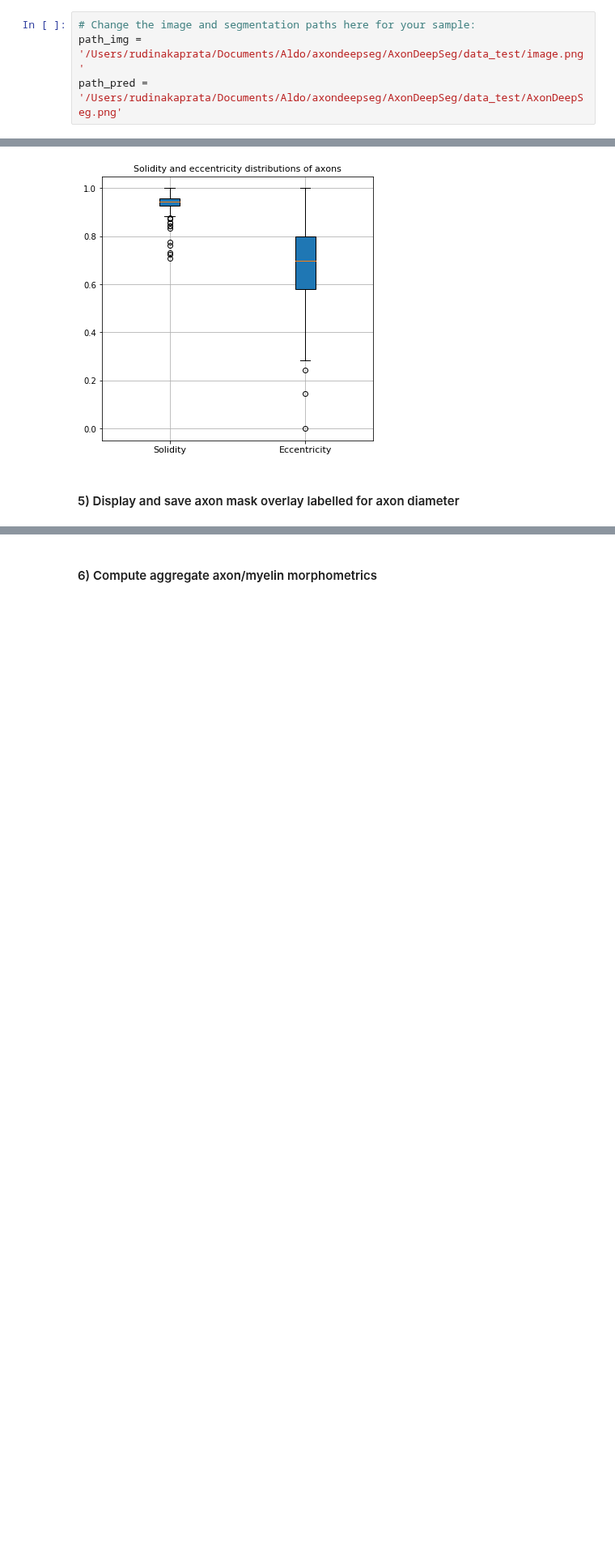
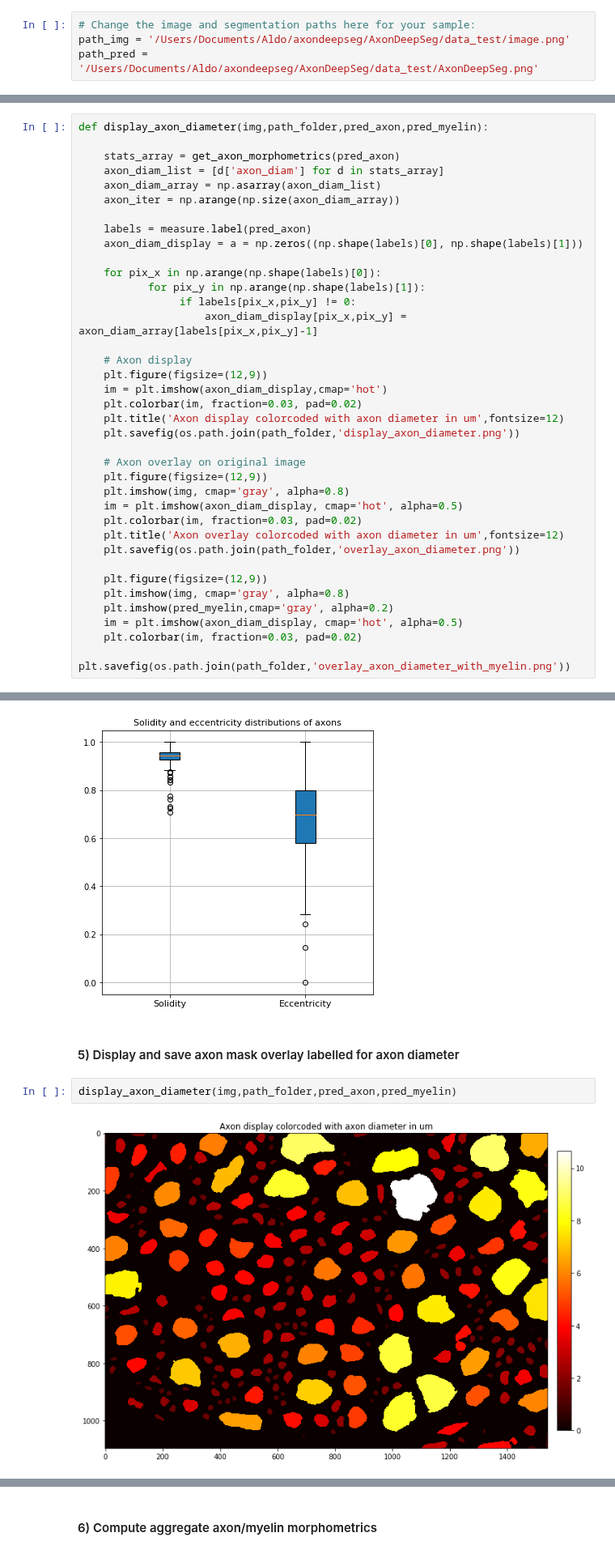
Before and after one commit to axondeepseg/axondeepseg, a Jupyter notebook: notebooks/morphometrics_extraction.ipynb, the cells around one changed output, grey strips where cells are left out. Shown at 81% size. Saved outputs shown, nothing was run; the diff lists cells and outputs as text; blank space fills up the shorter version.

```diff
--- a/notebooks/morphometrics_extraction.ipynb
+++ b/notebooks/morphometrics_extraction.ipynb
@@ -26,8 +26,8 @@ from skimage.measure import regionprops
 #### Read image and segmented prediction
 # %%
 # Change the image and segmentation paths here for your sample:
-path_img = '/Users/rudinakaprata/Documents/Aldo/axondeepseg/AxonDeepSeg/data_test/image.png'
-path_pred = '/Users/rudinakaprata/Documents/Aldo/axondeepseg/AxonDeepSeg/data_test/AxonDeepSeg.png'
+path_img = '/Users/Documents/Aldo/axondeepseg/AxonDeepSeg/data_test/image.png'
+path_pred = '/Users/Documents/Aldo/axondeepseg/AxonDeepSeg/data_test/AxonDeepSeg.png'
 # %%
 # Read paths and compute axon/myelin masks
 img = imageio.imread(path_img)
@@ -122,6 +122,43 @@ def write_aggregate_morphometrics(path_folder,aggregate_metrics):
     f = open(os.path.join(path_folder,'aggregate_morphometrics.txt'), 'w')
     f.write('aggregate_metrics: ' + repr(aggregate_metrics) + '\n')
     f.close()
+# %%
+def display_axon_diameter(img,path_folder,pred_axon,pred_myelin):
+
+    stats_array = get_axon_morphometrics(pred_axon)
+    axon_diam_list = [d['axon_diam'] for d in stats_array]
+    axon_diam_array = np.asarray(axon_diam_list)
+    axon_iter = np.arange(np.size(axon_diam_array))
+
+    labels = measure.label(pred_axon)
+    axon_diam_display = a = np.zeros((np.shape(labels)[0], np.shape(labels)[1]))
+
+    for pix_x in np.arange(np.shape(labels)[0]):
+           for pix_y in np.arange(np.shape(labels)[1]):
+                if labels[pix_x,pix_y] != 0:
+                    axon_diam_display[pix_x,pix_y] = axon_diam_array[labels[pix_x,pix_y]-1]
+
+    # Axon display
+    plt.figure(figsize=(12,9))
+    im = plt.imshow(axon_diam_display,cmap='hot')
+    plt.colorbar(im, fraction=0.03, pad=0.02)
+    plt.title('Axon display colorcoded with axon diameter in um',fontsize=12)
+    plt.savefig(os.path.join(path_folder,'display_axon_diameter.png'))
+
+    # Axon overlay on original image
+    plt.figure(figsize=(12,9))
+    plt.imshow(img, cmap='gray', alpha=0.8)
+    im = plt.imshow(axon_diam_display, cmap='hot', alpha=0.5)
+    plt.colorbar(im, fraction=0.03, pad=0.02)
+    plt.title('Axon overlay colorcoded with axon diameter in um',fontsize=12)
+    plt.savefig(os.path.join(path_folder,'overlay_axon_diameter.png'))
+
+    plt.figure(figsize=(12,9))
+    plt.imshow(img, cmap='gray', alpha=0.8)
+    plt.imshow(pred_myelin,cmap='gray', alpha=0.2)
+    im = plt.imshow(axon_diam_display, cmap='hot', alpha=0.5)
+    plt.colorbar(im, fraction=0.03, pad=0.02)
+    plt.savefig(os.path.join(path_folder,'overlay_axon_diameter_with_myelin.png'))
 # %% [markdown]
 ### Step-by-step use case: extract morphometrics from a segmented microscopy sample
 # %% [markdown]
@@ -170,3 +207,7 @@ frame1.set_xticklabels(['Solidity', 'Eccentricity'],fontsize=11)
 [figure]
 # %% [markdown]
 #### 5) Display and save axon mask overlay labelled for axon diameter
+# %%
+display_axon_diameter(img,path_folder,pred_axon,pred_myelin)
+# %% [output]
+[figure, added]
```
Also changed, not shown: parts of 10 cells of this notebook, 4 other files.
